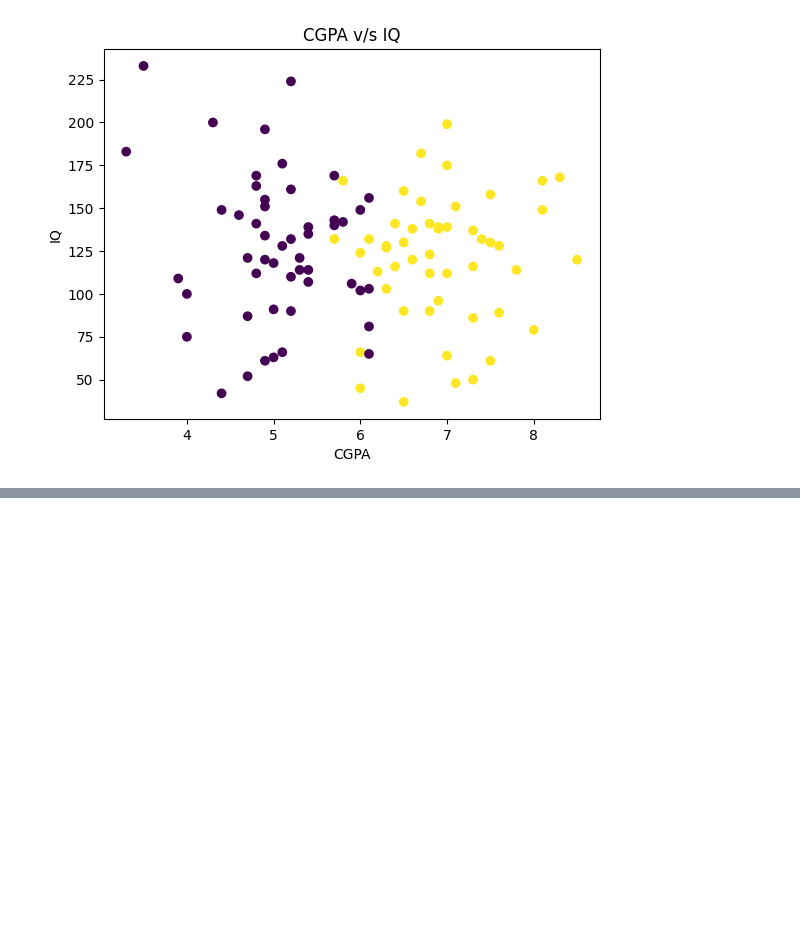
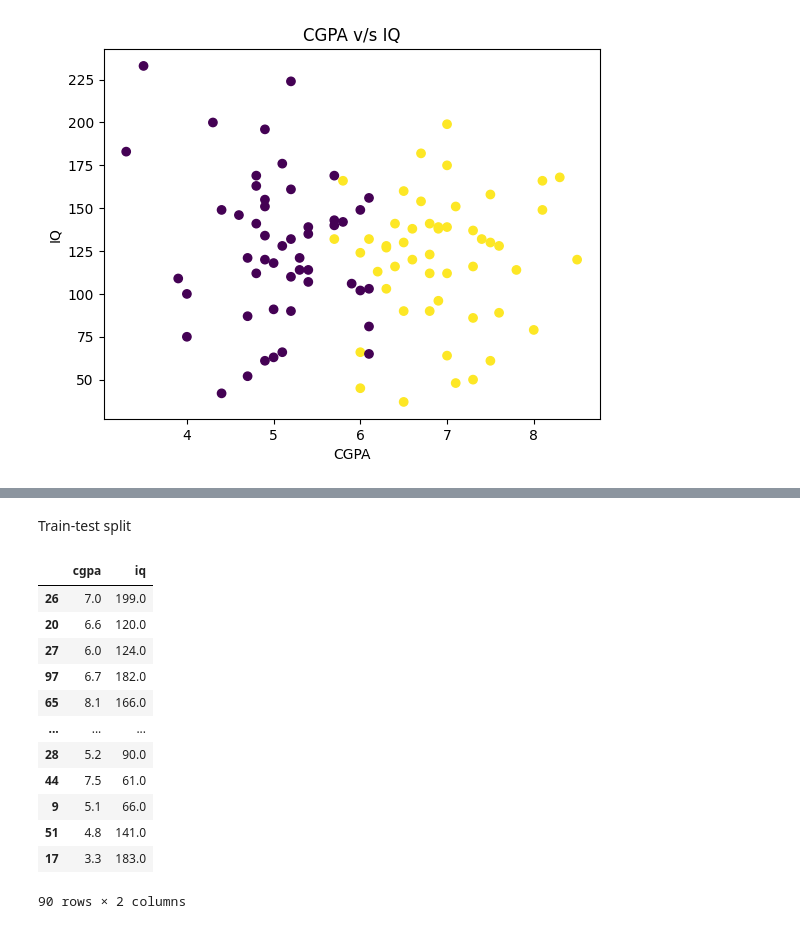
Before and after one commit to hrishavraj89/placement_model, a Jupyter notebook: placement.ipynb, the cells around one changed output, grey strips where cells are left out. Drawn from its saved outputs; the diff is of its cells as text; code cells hidden in the pictures; blank space fills up the shorter version.

```diff
--- a/placement.ipynb
+++ b/placement.ipynb
@@ -70,0 +113,20 @@ Text(0, 0.5, 'IQ')
+# %% [markdown]
+Train-test split
+# %%
+x_train, x_test, y_train, y_test = train_test_split(x, y, test_size=0.1)
+# %%
+x_train
+# %% [output]
+|  | cgpa | iq |
+| 26 | 7.0 | 199.0 |
+| 20 | 6.6 | 120.0 |
+| 27 | 6.0 | 124.0 |
+| 97 | 6.7 | 182.0 |
+| 65 | 8.1 | 166.0 |
+| ... | ... | ... |
+| 28 | 5.2 | 90.0 |
+| 44 | 7.5 | 61.0 |
+| 9 | 5.1 | 66.0 |
+| 51 | 4.8 | 141.0 |
+| 17 | 3.3 | 183.0 |
+90 rows × 2 columns
```
Also changed, not shown: parts of 20 cells of this notebook, 1 other file.
